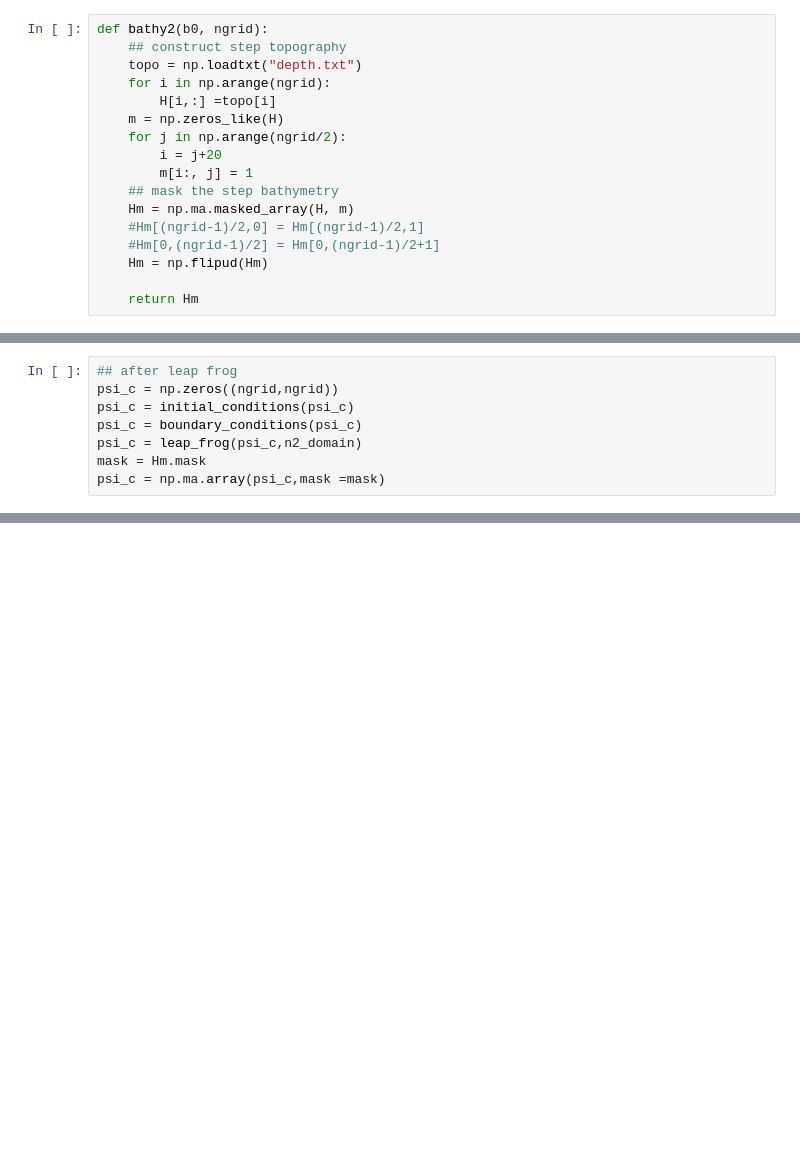
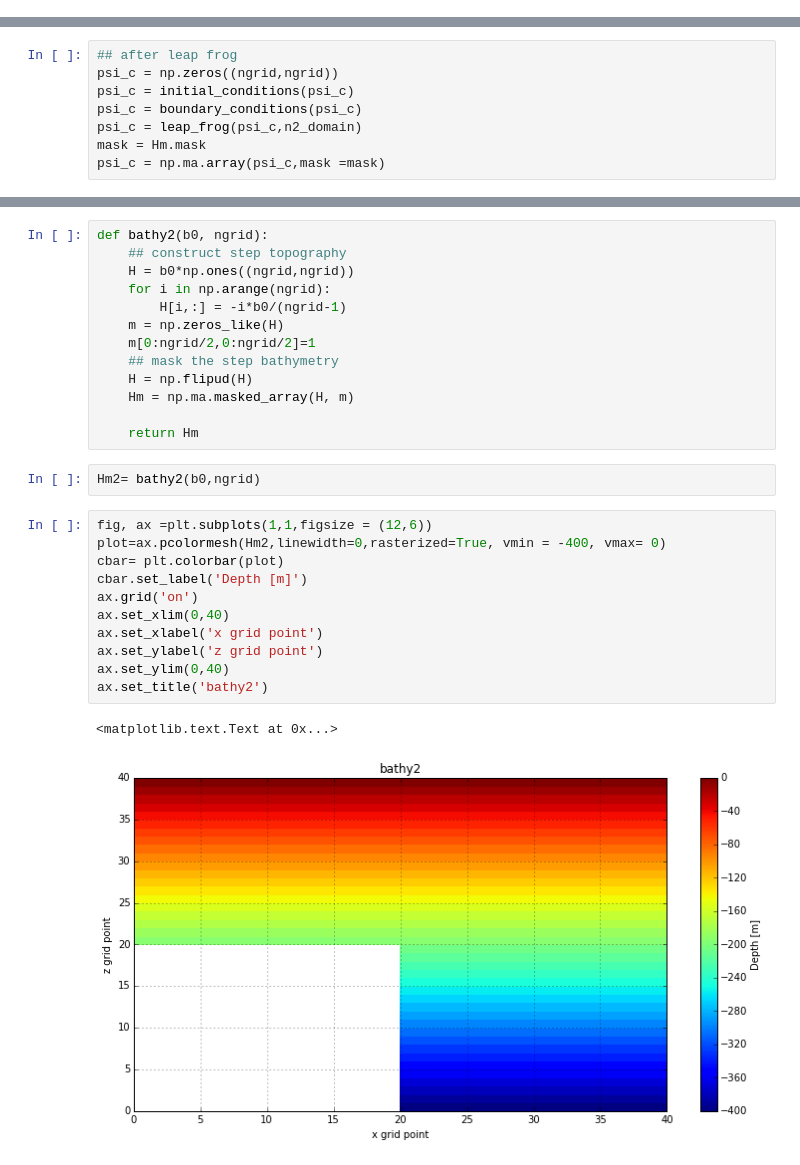
Before and after one commit to jieliu920608/Lab7Assignment, a Jupyter notebook: Project.ipynb, the cells around one changed output, grey strips where cells are left out. Drawn from its saved outputs; the diff is of its cells as text; blank space fills up the shorter version.

```diff
--- a/Project.ipynb
+++ b/Project.ipynb
@@ -53,23 +55,6 @@ def bathy1(b0, ngrid):
     return Hm
 # %%
 Hm = bathy1(b0,ngrid)
-# %%
-def bathy2(b0, ngrid):
-    ## construct step topography
-    topo = np.loadtxt("depth.txt")
-    for i in np.arange(ngrid):
-        H[i,:] =topo[i]
-    m = np.zeros_like(H)
-    for j in np.arange(ngrid/2):
-        i = j+20
-        m[i:, j] = 1
-    ## mask the step bathymetry
-    Hm = np.ma.masked_array(H, m)
-    #Hm[(ngrid-1)/2,0] = Hm[(ngrid-1)/2,1]
-    #Hm[0,(ngrid-1)/2] = Hm[0,(ngrid-1)/2+1]
-    Hm = np.flipud(Hm)
-
-    return Hm
 # %%
 ## define slope of the topography
 #x_slope = np.arange(ngrid/2)
@@ -297,0 +296,29 @@ for ax in axs:
+# %%
+def bathy2(b0, ngrid):
+    ## construct step topography
+    H = b0*np.ones((ngrid,ngrid))
+    for i in np.arange(ngrid):
+        H[i,:] = -i*b0/(ngrid-1)
+    m = np.zeros_like(H)
+    m[0:ngrid/2,0:ngrid/2]=1
+    ## mask the step bathymetry
+    H = np.flipud(H)
+    Hm = np.ma.masked_array(H, m)
+
+    return Hm
+# %%
+Hm2= bathy2(b0,ngrid)
+# %%
+fig, ax =plt.subplots(1,1,figsize = (12,6))
+plot=ax.pcolormesh(Hm2,linewidth=0,rasterized=True, vmin = -400, vmax= 0)
+cbar= plt.colorbar(plot)
+cbar.set_label('Depth [m]')
+ax.grid('on')
+ax.set_xlim(0,40)
+ax.set_xlabel('x grid point')
+ax.set_ylabel('z grid point')
+ax.set_ylim(0,40)
+ax.set_title('bathy2')
+# %% [output]
+<matplotlib.text.Text at 0x...>
+[figure, added]
```
Also changed, not shown: parts of 22 cells of this notebook.
